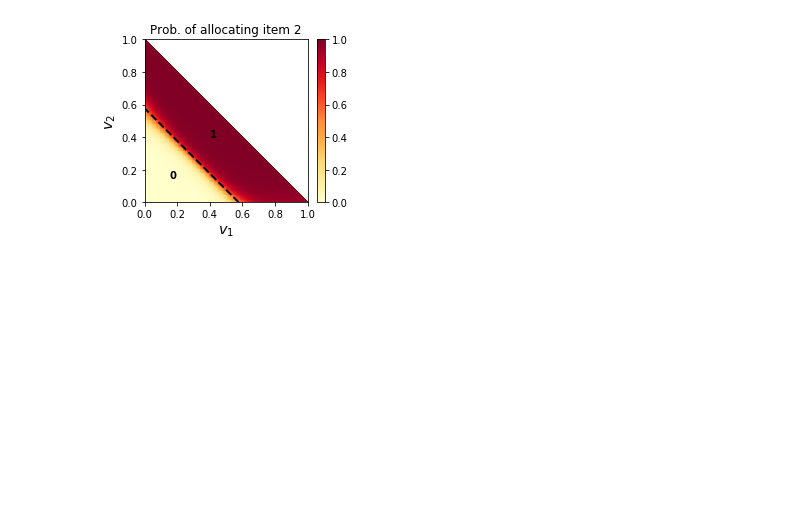
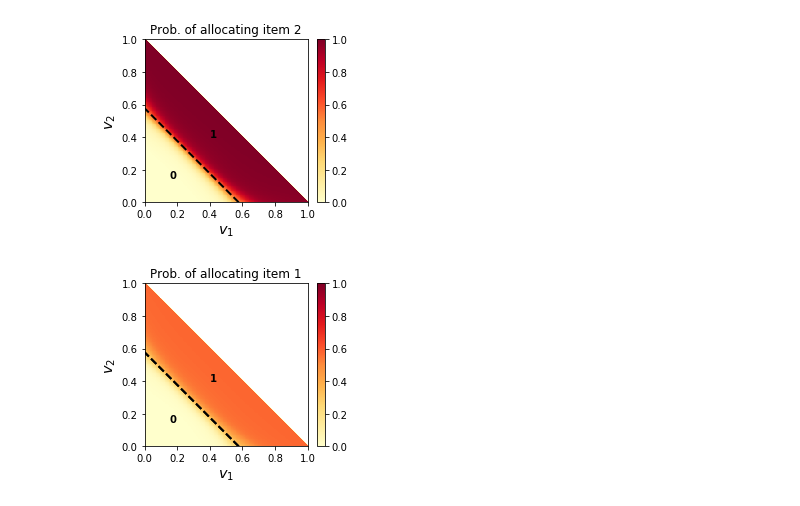
Before and after one commit to saisrivatsan/deep-opt-auctions, a Jupyter notebook: regretNet/visualize_additive_1x2_uniform_triangle.ipynb, the cells around one changed output. Saved outputs shown, nothing was run; the diff lists cells and outputs as text; code cells hidden in the pictures; blank space fills up the shorter version.

```diff
--- a/regretNet/visualize_additive_1x2_uniform_triangle.ipynb
+++ b/regretNet/visualize_additive_1x2_uniform_triangle.ipynb
@@ -128,3 +128,30 @@ if save_plot:
     plt.savefig(os.path.join(cfg.dir_name, 'alloc2.pdf'), bbox_inches = 'tight', pad_inches = 0.05)
 # %% [output]
 [figure]
+# %%
+x1 = np.sqrt(1.0/3.0)
+points = [(x1, 0), (0, x1)]
+x = list(map(lambda x: x[0], points))
+y = list(map(lambda x: x[1], points))
+
+fig, ax = plt.subplots(ncols = 1, nrows = 1, figsize=(8,6))
+plt.plot(x, y, linewidth = 2, linestyle = '--', c='black')
+
+plt.axis([0, 1.0, 0, 1.0])
+plt.plot(x, y, linewidth = 2, linestyle = '--', c='black')
+a1 = pay[:, :, 0]
+a1[mask] = 10.0
+img = ax.imshow(a1[::-1,:], extent=[0,1,0,1], vmin = 0.0, vmax=1.0, cmap = palette)
+
+plt.text(0.15, 0.15, s='0', color='black', fontsize='10', fontweight='bold')
+plt.text(0.4, 0.4, s='1', color='black', fontsize='10', fontweight='bold')
+
+ax.set_xlabel('$v_1$')
+ax.set_ylabel('$v_2$')
+plt.title('Prob. of allocating item 1')
+_ = plt.colorbar(img, fraction=0.046, pad=0.04)
+if save_plot:
+    fig.set_size_inches(4, 3)
+    plt.savefig(os.path.join(cfg.dir_name, 'alloc1.pdf'), bbox_inches = 'tight', pad_inches = 0.05)
+# %% [output]
+[figure, added]
```
Also changed, not shown: parts of 1 cell of this notebook, 4 other files.
